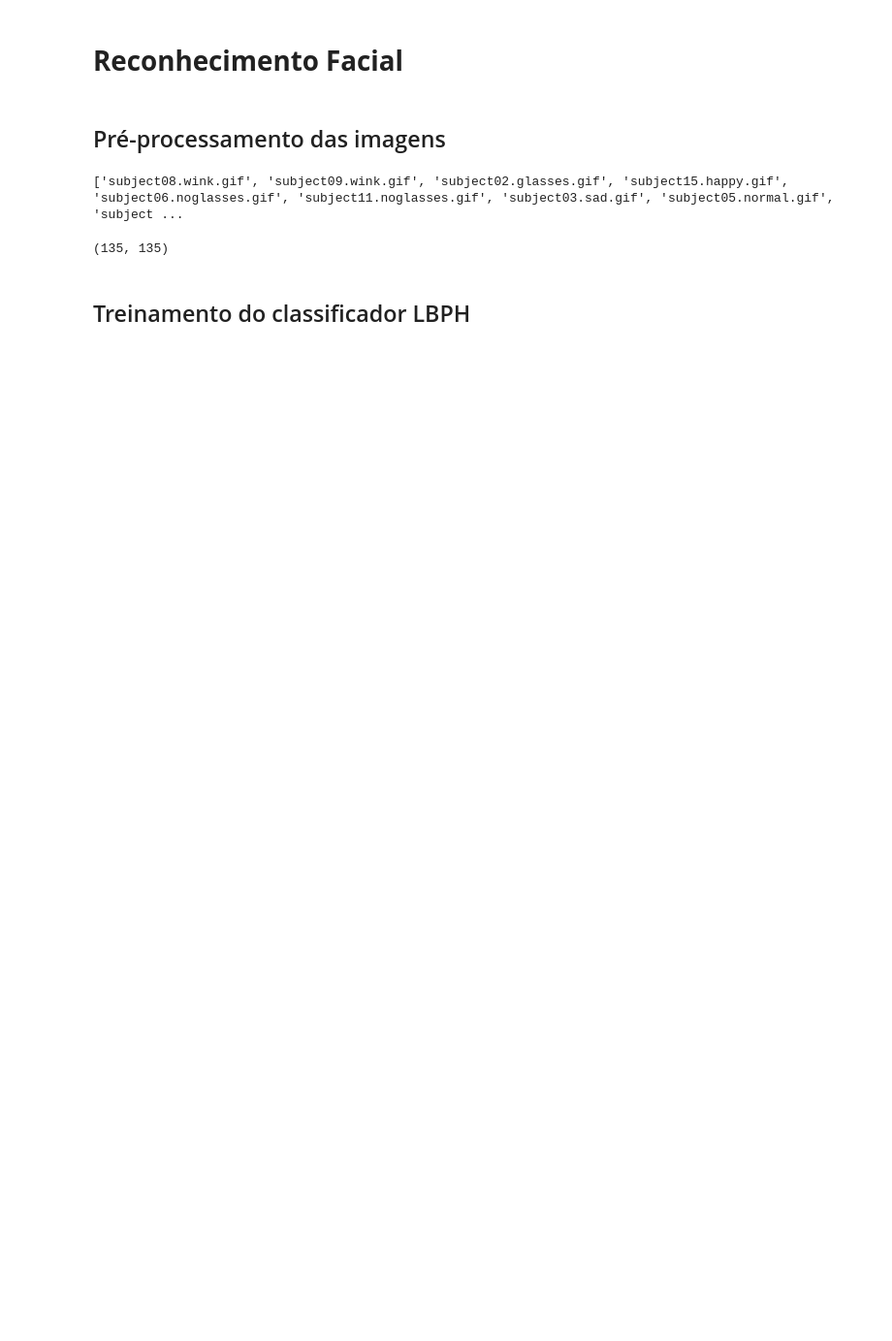
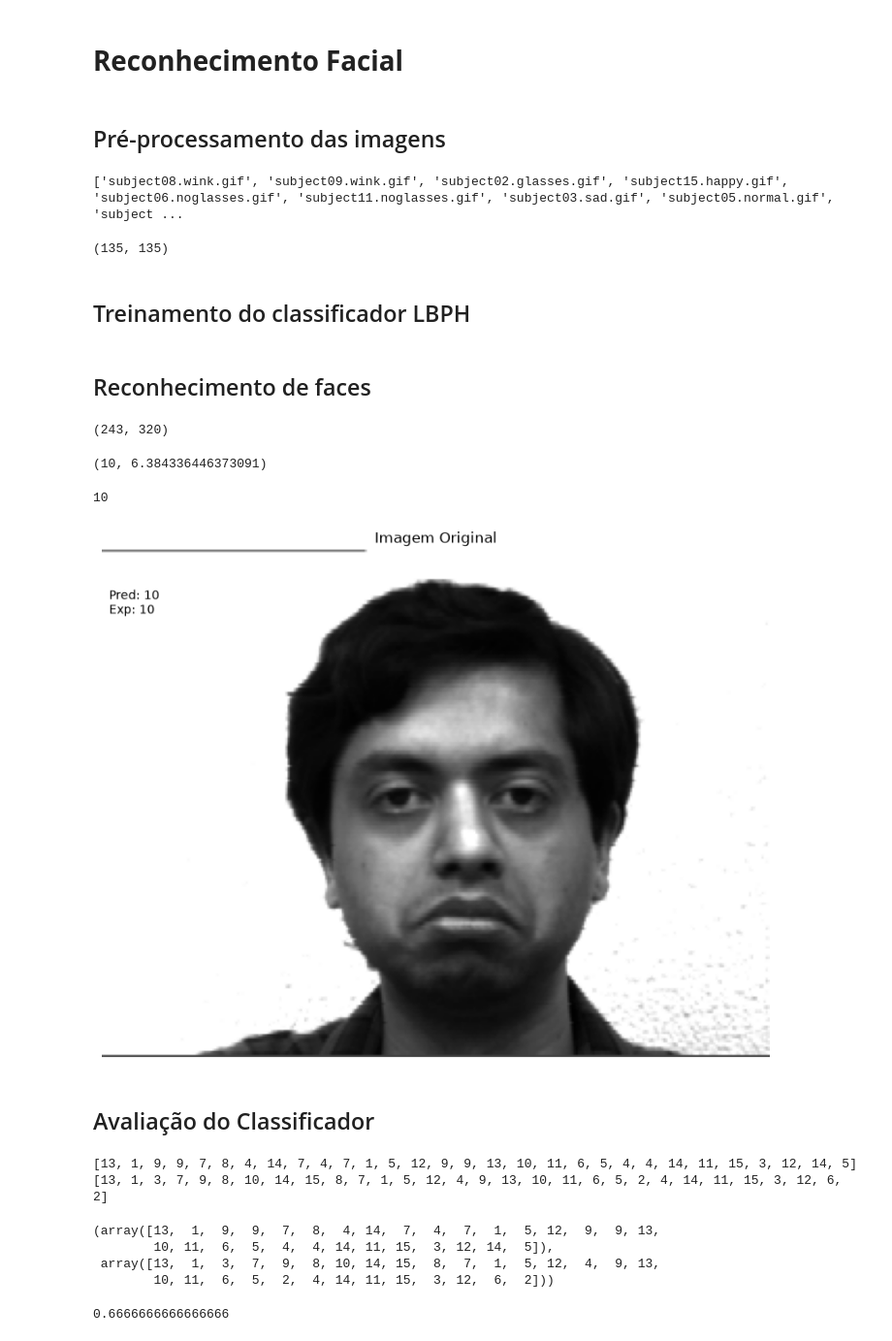
Before and after one commit to Joao-Inacio/Visao-Computacional-O-Guia-Completo, a Jupyter notebook: 0.2-Reconhecimento-facial/reconhcimento_facial.ipynb, the cells around one changed output. Shown at 97% size. Drawn from its saved outputs; the diff is of its cells as text; code cells hidden in the pictures; blank space fills up the shorter version.

Commit message:
Avaliação do classificador

```diff
--- a/0.2-Reconhecimento-facial/reconhcimento_facial.ipynb
+++ b/0.2-Reconhecimento-facial/reconhcimento_facial.ipynb
@@ -40,3 +43,5 @@ len(ids), len(faces)
 lbph_classifier = cv2.face.LBPHFaceRecognizer_create()
 lbph_classifier.train(faces, ids)
 lbph_classifier.write('lbph_classifier.yml')
+# %% [markdown]
+## Reconhecimento de faces
@@ -42,0 +51,59 @@ lbph_classifier.write('lbph_classifier.yml')
+# %%
+imagem_teste = '../data/yalefaces/test/subject10.sad.gif'
+imagem = Image.open(imagem_teste).convert('L')
+imagem_np = np.array(imagem, 'uint8')
+imagem_np.shape
+# %% [output]
+(243, 320)
+# %%
+previsao = lbph_face_classifier.predict(imagem_np)
+previsao
+# %% [output]
+(10, 6.384336446373091)
+# %%
+saida_esperada = int(os.path.split(imagem_teste)[1].split('.')[0].replace('subject', ''))
+saida_esperada
+# %% [output]
+10
+# %%
+results = (f'Pred: {previsao[0]}\nExp: {saida_esperada}')
+plt.figure(figsize=(10,10))
+plt.title('Imagem Original')
+imgRGB = cv2.cvtColor(imagem_np, cv2.COLOR_BGR2RGB)
+plt.imshow(imgRGB)
+plt.text(3.0, 30.0, results)
+plt.axis('off')
+plt.show()
+# %% [output]
+[figure, added]
+# %% [markdown]
+## Avaliação do Classificador
+# %%
+paths = [os.path.join(imagens_teste, f) for f in os.listdir(imagens_teste)]
+previsoes = []
+saidas_esperadas = []
+for path in paths:
+    imagem = Image.open(path).convert('L')
+    imagem_np = np.array(imagem, 'uint8')
+    previsao, _ = lbph_face_classifier.predict(imagem_np)
+    saida_esperada = int(os.path.split(path)[1].split('.')[0].replace('subject', ''))
+    previsoes.append(previsao)
+    saidas_esperadas.append(saida_esperada)
+print(previsoes)
+print(saidas_esperadas)
+# %% [output]
+[13, 1, 9, 9, 7, 8, 4, 14, 7, 4, 7, 1, 5, 12, 9, 9, 13, 10, 11, 6, 5, 4, 4, 14, 11, 15, 3, 12, 14, 5]
+[13, 1, 3, 7, 9, 8, 10, 14, 15, 8, 7, 1, 5, 12, 4, 9, 13, 10, 11, 6, 5, 2, 4, 14, 11, 15, 3, 12, 6, 2]
+# %%
+previsoes = np.array(previsoes)
+saidas_esperadas = np.array(saidas_esperadas)
+previsoes, saidas_esperadas
+# %% [output]
+(array([13,  1,  9,  9,  7,  8,  4, 14,  7,  4,  7,  1,  5, 12,  9,  9, 13,
+        10, 11,  6,  5,  4,  4, 14, 11, 15,  3, 12, 14,  5]),
+ array([13,  1,  3,  7,  9,  8, 10, 14, 15,  8,  7,  1,  5, 12,  4,  9, 13,
+        10, 11,  6,  5,  2,  4, 14, 11, 15,  3, 12,  6,  2]))
+# %%
+accuracy_score(saidas_esperadas, previsoes)
+# %% [output]
+0.6666666666666666
```
Also changed, not shown: parts of 4 cells of this notebook.
